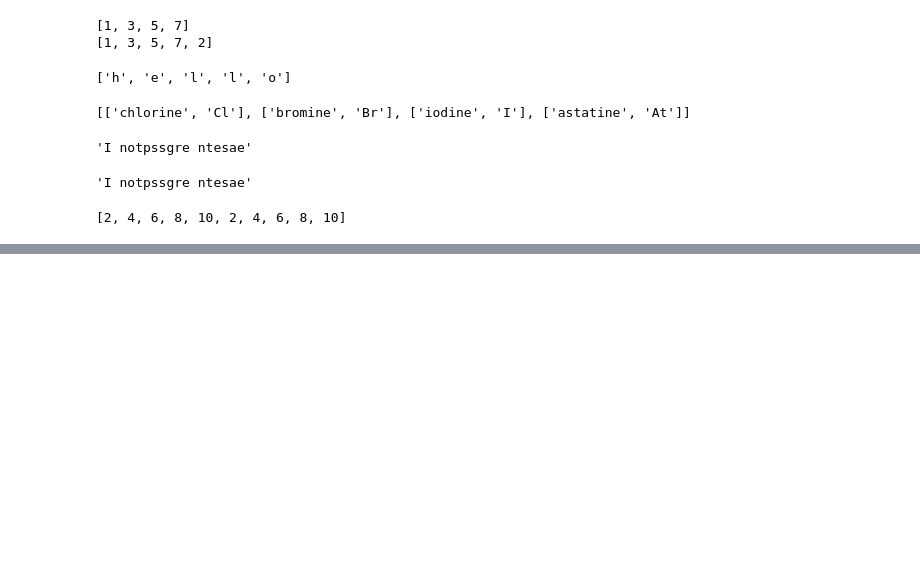
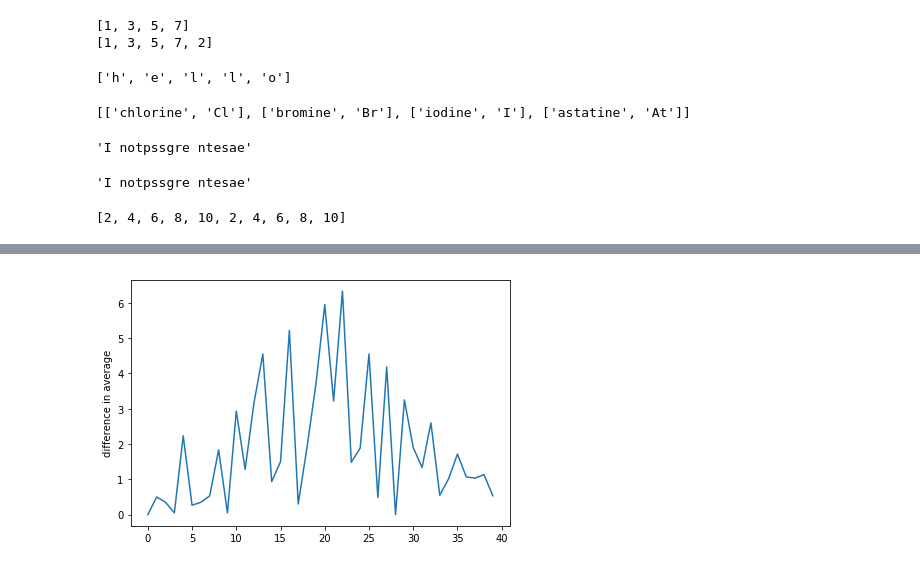
Before and after one commit to Y-Akihiro/NMA2020, a Jupyter notebook: precourse_python/python_tutorial2.py.ipynb, the cells around one changed output, grey strips where cells are left out. Saved outputs shown, nothing was run; the diff lists cells and outputs as text; code cells hidden in the pictures; blank space fills up the shorter version.

```diff
--- a/precourse_python/python_tutorial2.py.ipynb
+++ b/precourse_python/python_tutorial2.py.ipynb
@@ -77,0 +125,9 @@ print(repeats)
+# %%
+fig = plt.figure()
+axes1 = fig.add_subplot(1, 1, 1)
+axes1.set_ylabel('difference in average')
+axes1.plot(np.abs(data_ave[1] - data_ave[2]))
+fig.tight_layout()
+plt.show()
+# %% [output]
+[figure, added]
```
Also changed, not shown: parts of 33 cells of this notebook.
